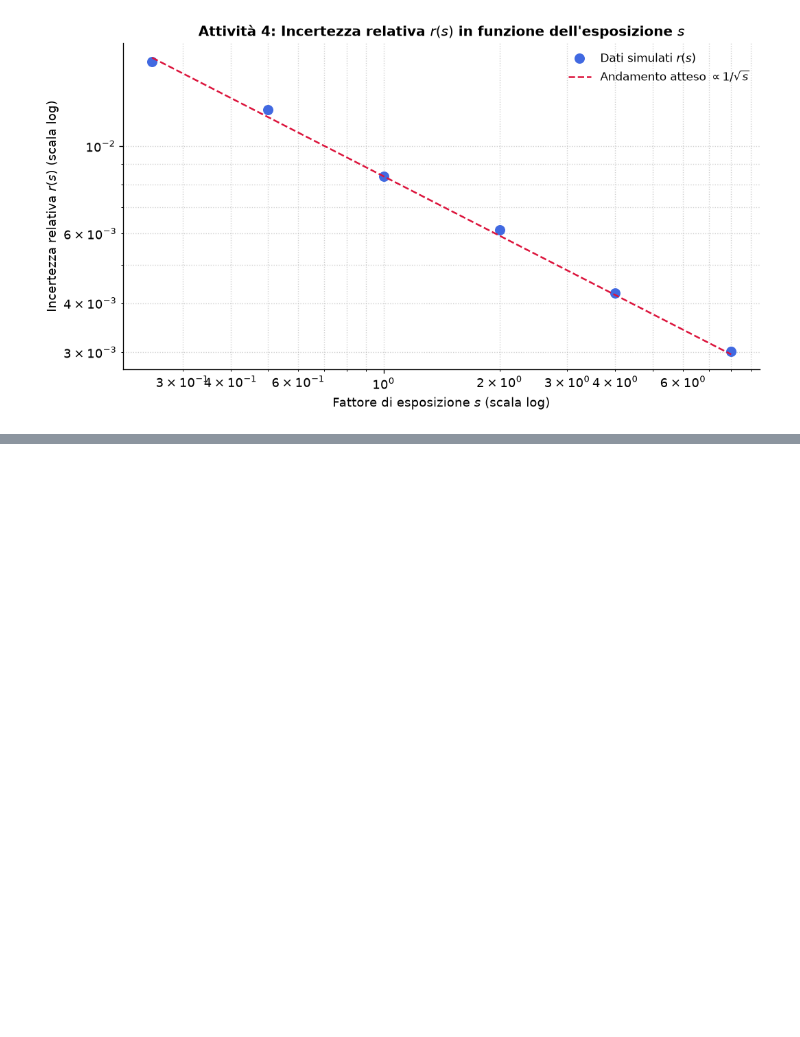
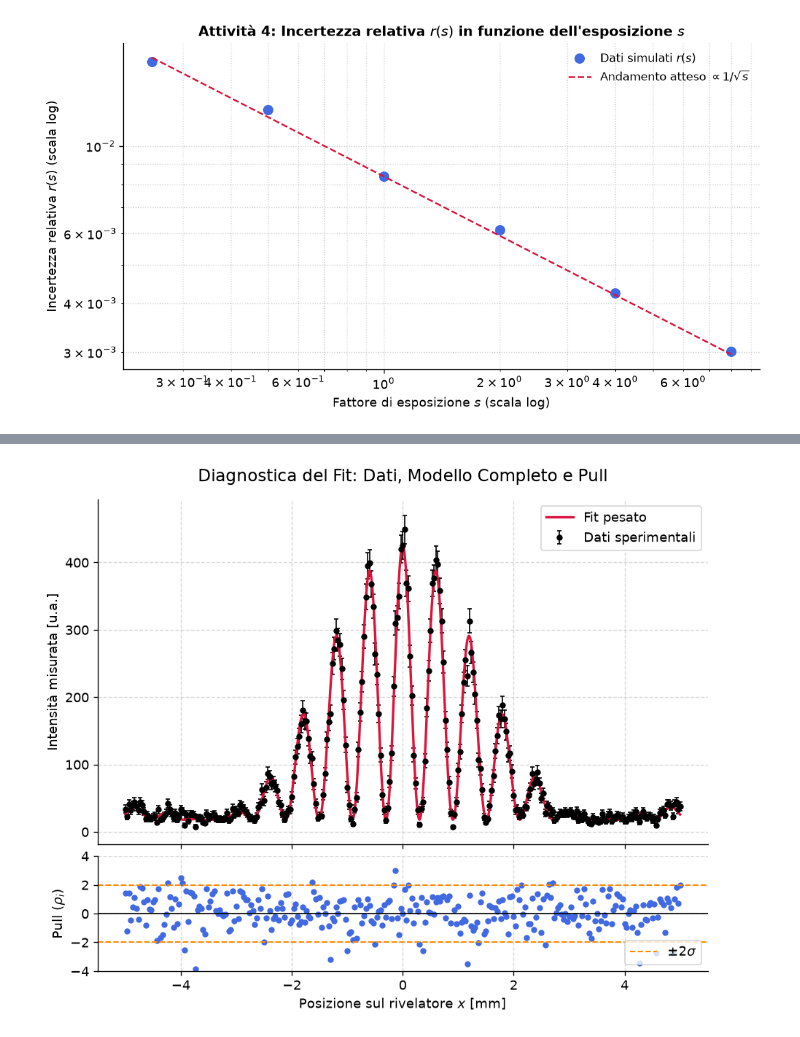
Before and after one commit to tambu-cpu/lab2, a Jupyter notebook: lab2.ipynb, the cells around one changed output, grey strips where cells are left out. Cells and saved outputs as stored; diff of their text form; code cells hidden in the pictures; blank space fills up the shorter version.

```diff
--- a/lab2.ipynb
+++ b/lab2.ipynb
@@ -207,0 +239,51 @@ upper = [np.inf, np.inf, 3.0, 12.0]
+# %%
+from scipy.stats import chi2
+
+teta=popt
+fit_teo = mu(x,*teta)
+r = np.array(y-mu(x,*teta))
+rho = np.array(r/sigma_y)
+chi_2 = np.sum(rho**2)
+ndf = len(x)-4
+chi2_rid = chi_2/ndf
+
+p_value = chi2.sf(chi_2, ndf)
+
+fig, (ax_top, ax_bottom) = plt.subplots(
+    2, 1,
+    sharex=True,
+    figsize=(9, 7),
+    gridspec_kw={'height_ratios':[3,1]} # Il grafico dei dati è più alto
+)
+
+fig.subplots_adjust(hspace=0.05)
+ax_top.errorbar(
+    x, y, yerr=sigma_y,
+    fmt='o', color='black', markersize=4, capsize=2, elinewidth=1,
+    label='Dati sperimentali'
+)
+
+x_plot = np.linspace(x.min(), x.max(), 1000)
+y_plot = mu(x_plot, *teta)
+ax_top.plot(x_plot, y_plot, color='crimson', linewidth=2, label='Fit pesato')
+
+ax_top.set_ylabel('Intensità misurata [u.a.]', fontsize=11)
+ax_top.legend(loc='upper right', frameon=True)
+ax_top.grid(True, linestyle='--', alpha=0.5)
+ax_top.set_title('Diagnostica del Fit: Dati, Modello Completo e Pull', fontsize=14, pad=15)
+
+ax_bottom.plot(x, rho, 'o', color='royalblue', markersize=4)
+
+ax_bottom.axhline(0, color='black', linestyle='-', linewidth=1)
+ax_bottom.axhline(2, color='darkorange', linestyle='--', linewidth=1.2, label=r'$\pm 2\sigma$')
+ax_bottom.axhline(-2, color='darkorange', linestyle='--', linewidth=1.2)
+
+ax_bottom.set_xlabel('Posizione sul rivelatore $x$ [mm]', fontsize=11)
+ax_bottom.set_ylabel(r'Pull ($\rho_i$)', fontsize=11)
+ax_bottom.set_ylim(-4, 4)
+ax_bottom.grid(True, linestyle='--', alpha=0.5)
+ax_bottom.legend(loc='lower right', frameon=True)
+
+plt.show()
+# %% [output]
+[figure, added]
```
Also changed, not shown: parts of 4 cells of this notebook.
